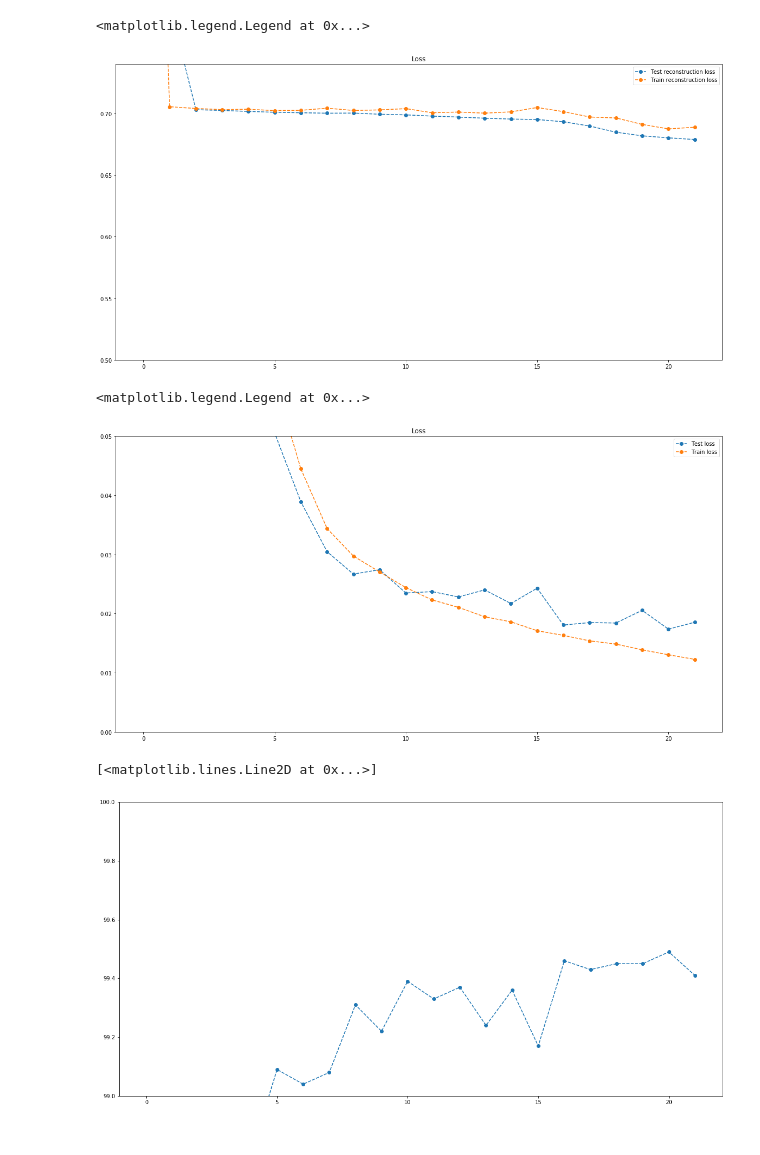
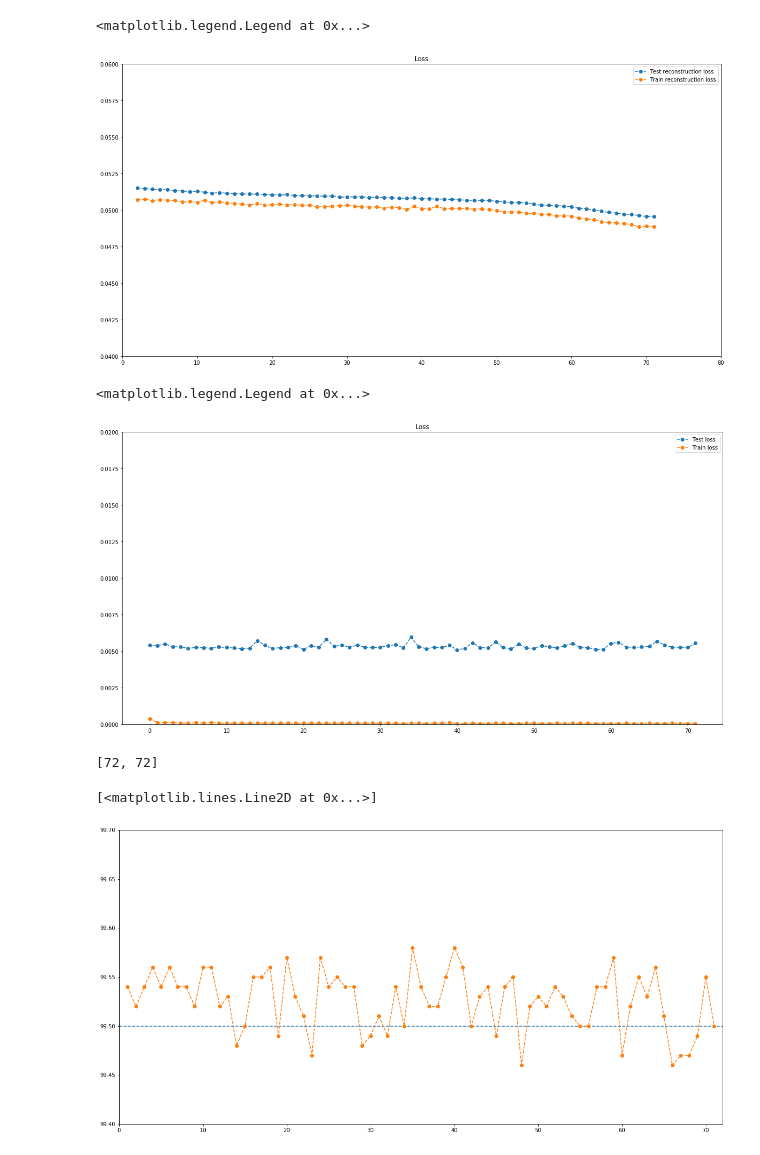
Before and after one commit to ethanleet/CapsNet, a Jupyter notebook: Statistics plotting.ipynb, the cells around one changed output. Saved outputs shown, nothing was run; the diff lists cells and outputs as text; code cells hidden in the pictures.

```diff
--- a/Statistics plotting.ipynb
+++ b/Statistics plotting.ipynb
@@ -2,8 +2,9 @@
 import pandas as pd
 import os
 import matplotlib.pyplot as plt
+import numpy as np
 %matplotlib inline
 LOG_DIR = "logs"
-filename= "log-1527118578.9081967.txt"
+filename= "log-1527360302.5634003.txt"
 path = os.path.join(LOG_DIR, filename)
 data = pd.read_csv(path,skipinitialspace=True)
@@ -10,32 +32,39 @@ data = pd.read_csv(path,skipinitialspace=True)
 # %%
 
 plt.figure(figsize=(20,10))
 plt.title("Loss")
-plt.ylim([0.5,0.74])
-plt.plot(data.reconstruction_loss_train, '--o', label='Test reconstruction loss')
-plt.plot(data['reconstruction_loss_test '], '--o', label='Train reconstruction loss')
+plt.xlim([0, 80])
+plt.ylim([0.04, 0.06])
+plt.plot(data.reconstruction_loss_train[2:], '--o', label='Test reconstruction loss')
+plt.plot(data.reconstruction_loss_test[2:], '--o', label='Train reconstruction loss')
 plt.legend()
 # %% [output]
 <matplotlib.legend.Legend at 0x...>
-[figure, old version]
+[figure, new version]
 # %%
 
 plt.figure(figsize=(20,10))
 plt.title("Loss")
-plt.ylim([0,0.05])
+plt.ylim([0,0.02])
 plt.plot(data.test_loss, '--o', label='Test loss')
 plt.plot(data.train_loss, '--o', label='Train loss')
 plt.legend()
 # %% [output]
 <matplotlib.legend.Legend at 0x...>
-[figure, old version]
+[figure, new version]
+# %%
+[len(data.test_accuracy),len(data.test_accuracy)]
+# %% [output]
+[72, 72]
 # %%
 plt.figure(figsize=(20,10))
-plt.ylim([99,100])
-plt.plot(data.test_accuracy, '--o')
+plt.ylim([99.4,99.7])
+plt.xlim([0, len(data.test_accuracy)])
+plt.plot([0,len(data.test_accuracy)], [99.5, 99.5], '--')
+plt.plot(data.test_accuracy[1:], '--o')
 # %% [output]
 [<matplotlib.lines.Line2D at 0x...>]
-[figure, old version]
+[figure, new version]
 # %%
 plt.figure(figsize=(20,10))
 plt.plot(data.time[1:])
```
Also changed, not shown: parts of 2 cells of this notebook, 6 other files.
